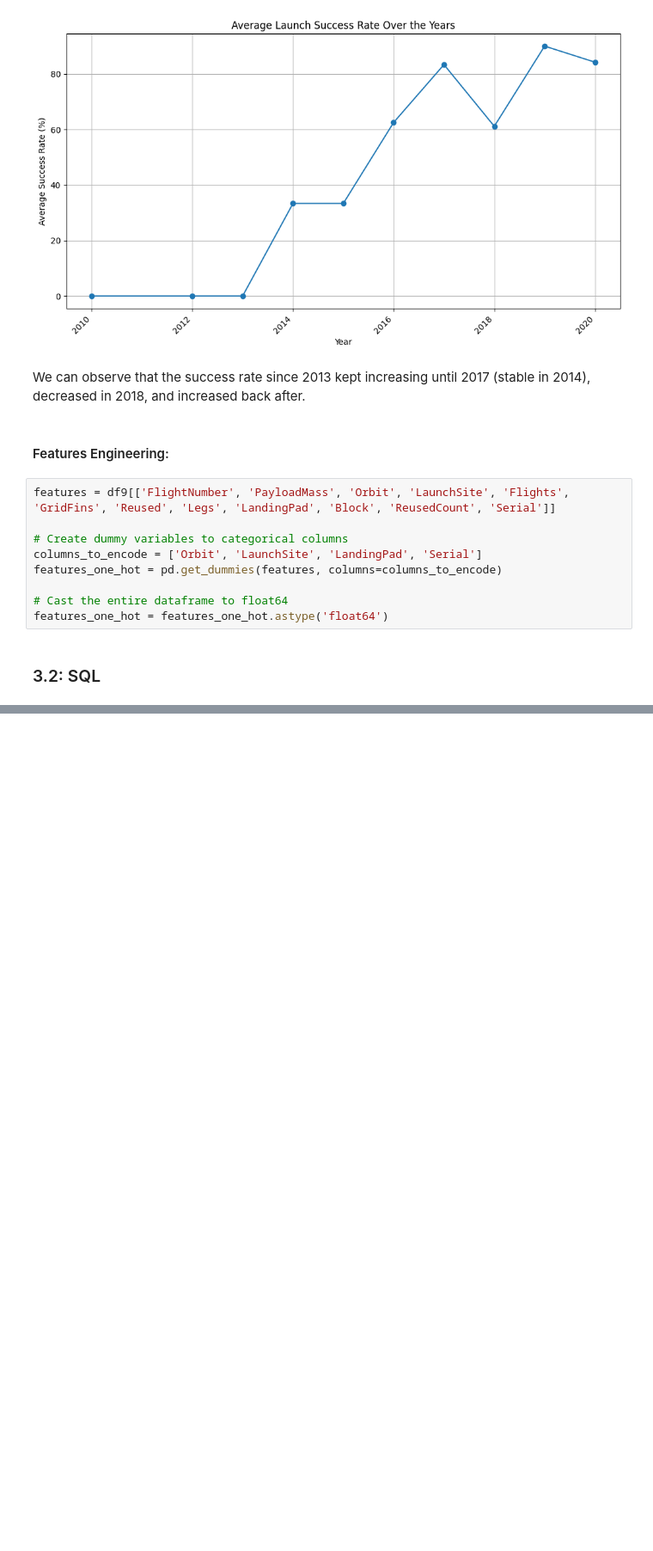
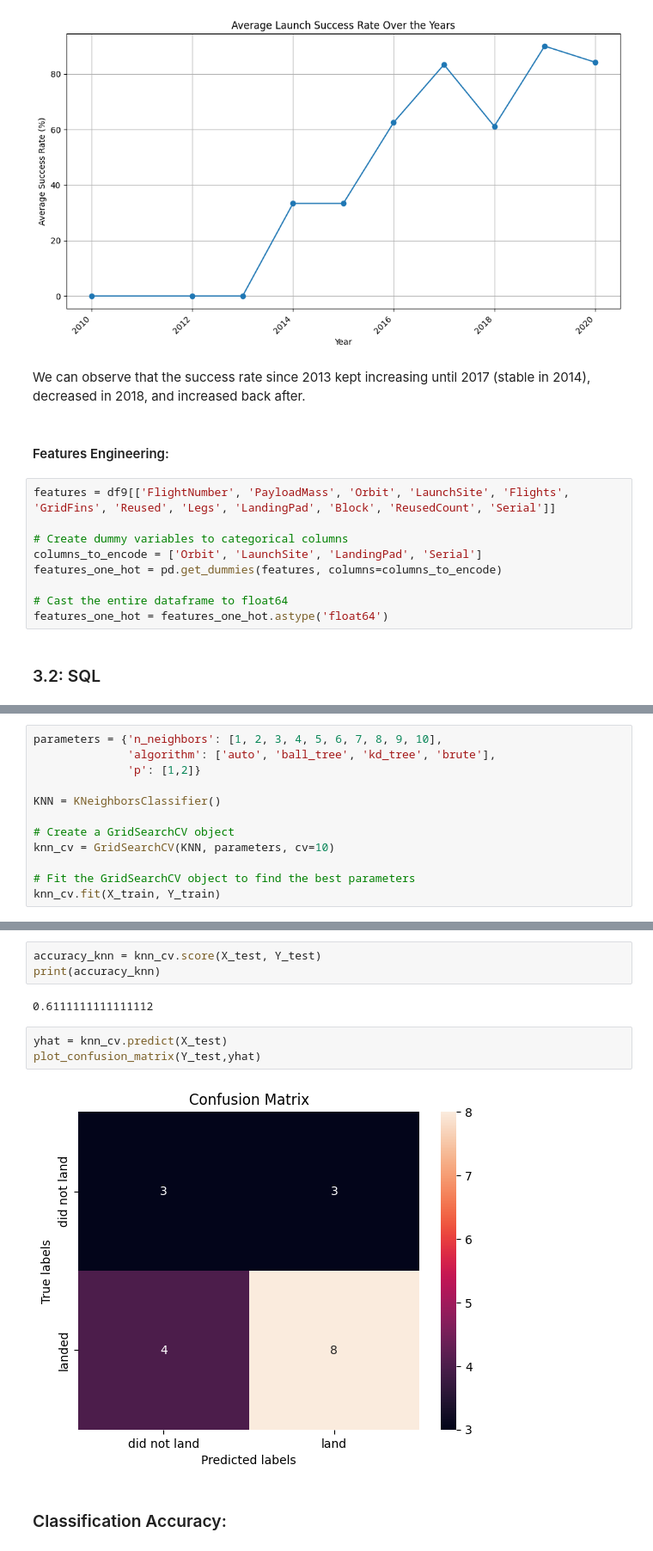
Before and after one commit to zoeduc-dataportfolio/zoeduc-dataportfolio, a Jupyter notebook: SpaceX Falcon 9 Landing Prediction/SpaceX Landing Prediction.ipynb, the cells around one changed output, grey strips where cells are left out. Shown at 86% size. Drawn from its saved outputs; the diff is of its cells as text; blank space fills up the shorter version.

```diff
--- a/SpaceX Falcon 9 Landing Prediction/SpaceX Landing Prediction.ipynb
+++ b/SpaceX Falcon 9 Landing Prediction/SpaceX Landing Prediction.ipynb
@@ -531,0 +955,12 @@ Connection info needed in SQLAlchemy format, example:
+# %%
+parameters = {'n_neighbors': [1, 2, 3, 4, 5, 6, 7, 8, 9, 10],
+              'algorithm': ['auto', 'ball_tree', 'kd_tree', 'brute'],
+              'p': [1,2]}
+
+KNN = KNeighborsClassifier()
+
+# Create a GridSearchCV object
+knn_cv = GridSearchCV(KNN, parameters, cv=10)
+
+# Fit the GridSearchCV object to find the best parameters
+knn_cv.fit(X_train, Y_train)
@@ -531,0 +978,12 @@ Connection info needed in SQLAlchemy format, example:
+# %%
+accuracy_knn = knn_cv.score(X_test, Y_test)
+print(accuracy_knn)
+# %% [output]
+0.6111111111111112
+# %%
+yhat = knn_cv.predict(X_test)
+plot_confusion_matrix(Y_test,yhat)
+# %% [output]
+[figure, added]
+# %% [markdown]
+### Classification Accuracy:
```
Also changed, not shown: parts of 66 cells of this notebook, 4 other files.
